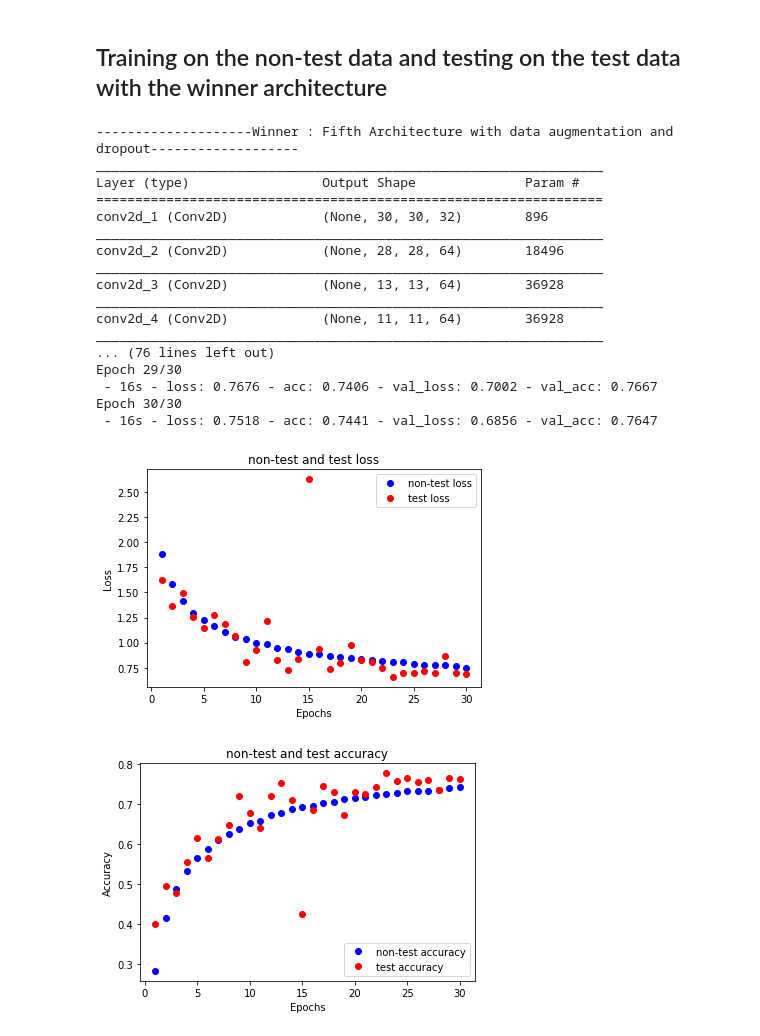
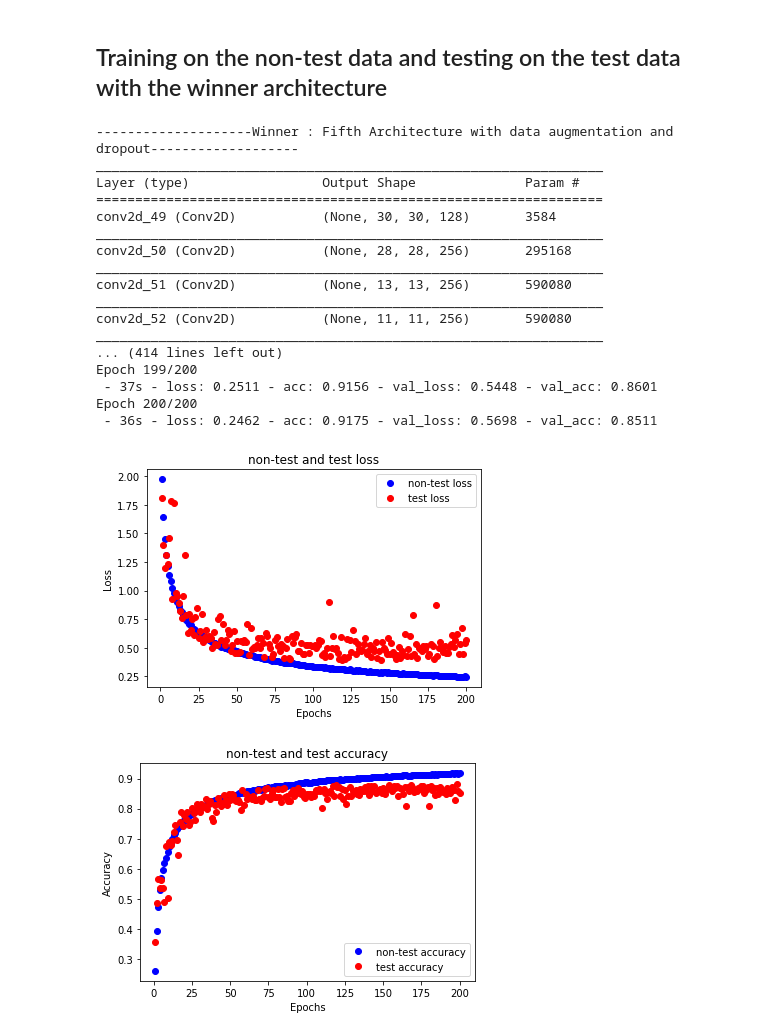
Before and after one commit to panizabedin/MLProjects, a Jupyter notebook: HW2/HW_2.ipynb, the cells around one changed output. Drawn from its saved outputs; the diff is of its cells as text; code cells hidden in the pictures.

```diff
--- a/HW2/HW_2.ipynb
+++ b/HW2/HW_2.ipynb
@@ -387,18 +388,17 @@ print("--------------------Winner : Fifth Architecture with data augmentation an
 model_winner = models.Sequential()
 #CNN layers
 #1
-model_winner.add(layers.Conv2D(32, (3, 3), activation = 'relu', input_shape = (32, 32, 3)))
+model_winner.add(layers.Conv2D(128, (3, 3), activation = 'relu', input_shape = (32, 32, 3)))
 #2
-model_winner.add(layers.Conv2D(64, (3, 3), activation = 'relu'))
+model_winner.add(layers.Conv2D(256, (3, 3), activation = 'relu'))
 #3
-model_winner.add(layers.Conv2D(64, (3, 3), activation = 'relu', strides = 2))
+model_winner.add(layers.Conv2D(256, (3, 3), activation = 'relu', strides = 2))
 #4
-model_winner.add(layers.Conv2D(64, (3, 3), activation = 'relu'))
+model_winner.add(layers.Conv2D(256, (3, 3), activation = 'relu'))
 #5
-model_winner.add(layers.Conv2D(128, (3, 3), activation = 'relu', strides=2))
+model_winner.add(layers.Conv2D(512, (3, 3), activation = 'relu', strides=2))
 #6
-model_winner.add(layers.Conv2D(128, (3, 3), activation = 'relu'))
-model_winner.add(layers.Dropout(0.5))
+model_winner.add(layers.Conv2D(512, (3, 3), activation = 'relu'))
 
 
 #Dense layers
@@ -408,46 +408,47 @@ model_winner.add(layers.Dense(256, activation = 'relu'))
 model_winner.add(layers.normalization.BatchNormalization())
 model_winner.add(layers.Dense(10, activation = 'softmax'))
 
 model_winner.summary()
 
 
 model_winner.compile(optimizer='rmsprop',
                  loss='categorical_crossentropy',
                  metrics=['accuracy'])
 
 train_datagen2 = ImageDataGenerator(
-    width_shift_range=0.2,  # randomly shift images horizontally (fraction of total width)
-    height_shift_range=0.2,# randomly shift images vertically (fraction of total height)
+    rotation_range=10,
+    width_shift_range=0.2,
+    height_shift_range=0.2,
     shear_range=0.2,
-    horizontal_flip=True)  # flip images horizontally
+    horizontal_flip=True)
 
 validation_datagen2 = ImageDataGenerator()
 
 train_generator2 = train_datagen2.flow(train_images_shuffled, train_labels_shuffled, batch_size=32)
 validation_generator2 = validation_datagen2.flow(test_images, test_labels, batch_size=32)
 history_dataaug_model = model_winner.fit_generator(train_generator2, validation_data=validation_generator2,
                                 validation_steps=len(train_images_shuffled) / 32, steps_per_epoch=len(train_images_shuffled) / 32,
-                                epochs=30, verbose=2)
+                                epochs=200, verbose=2)
 
 #model_5 results
-plot_test(history_dataaug_model,30)
+plot_test(history_dataaug_model,200)
 # %% [output]
 --------------------Winner : Fifth Architecture with data augmentation and dropout-------------------
 _________________________________________________________________
 Layer (type)                 Output Shape              Param #
 =================================================================
-conv2d_1 (Conv2D)            (None, 30, 30, 32)        896
+conv2d_49 (Conv2D)           (None, 30, 30, 128)       3584
 _________________________________________________________________
-conv2d_2 (Conv2D)            (None, 28, 28, 64)        18496
+conv2d_50 (Conv2D)           (None, 28, 28, 256)       295168
 _________________________________________________________________
-conv2d_3 (Conv2D)            (None, 13, 13, 64)        36928
+conv2d_51 (Conv2D)           (None, 13, 13, 256)       590080
 _________________________________________________________________
-conv2d_4 (Conv2D)            (None, 11, 11, 64)        36928
+conv2d_52 (Conv2D)           (None, 11, 11, 256)       590080
 _________________________________________________________________
-... (76 lines left out)
-Epoch 29/30
- - 16s - loss: 0.7676 - acc: 0.7406 - val_loss: 0.7002 - val_acc: 0.7667
-Epoch 30/30
- - 16s - loss: 0.7518 - acc: 0.7441 - val_loss: 0.6856 - val_acc: 0.7647
+... (414 lines left out)
+Epoch 199/200
+ - 37s - loss: 0.2511 - acc: 0.9156 - val_loss: 0.5448 - val_acc: 0.8601
+Epoch 200/200
+ - 36s - loss: 0.2462 - acc: 0.9175 - val_loss: 0.5698 - val_acc: 0.8511
-[figure, old version]
+[figure, new version]
-[figure, old version]
+[figure, new version]
```
Also changed, not shown: parts of 2 cells of this notebook, 3 other files.
